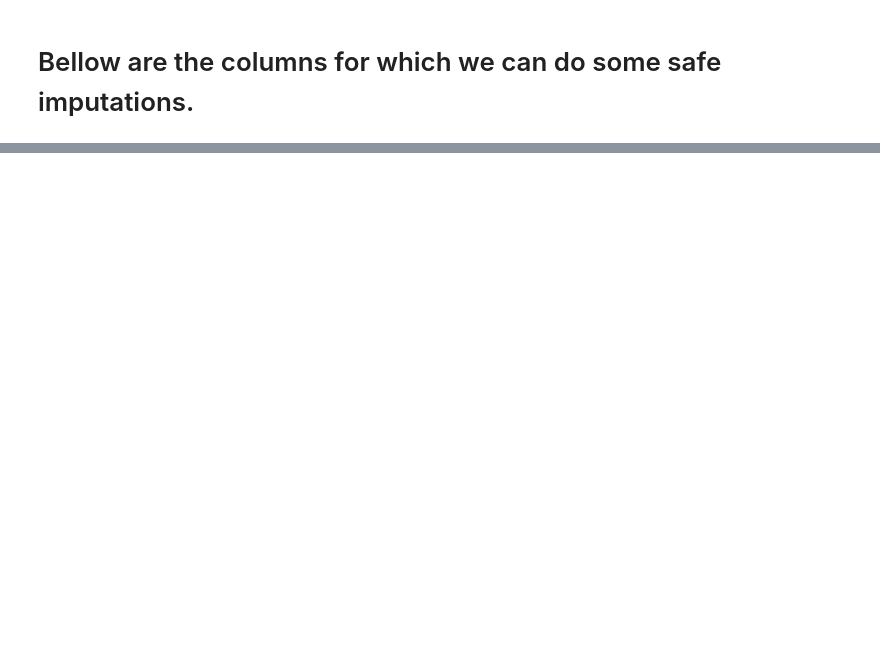
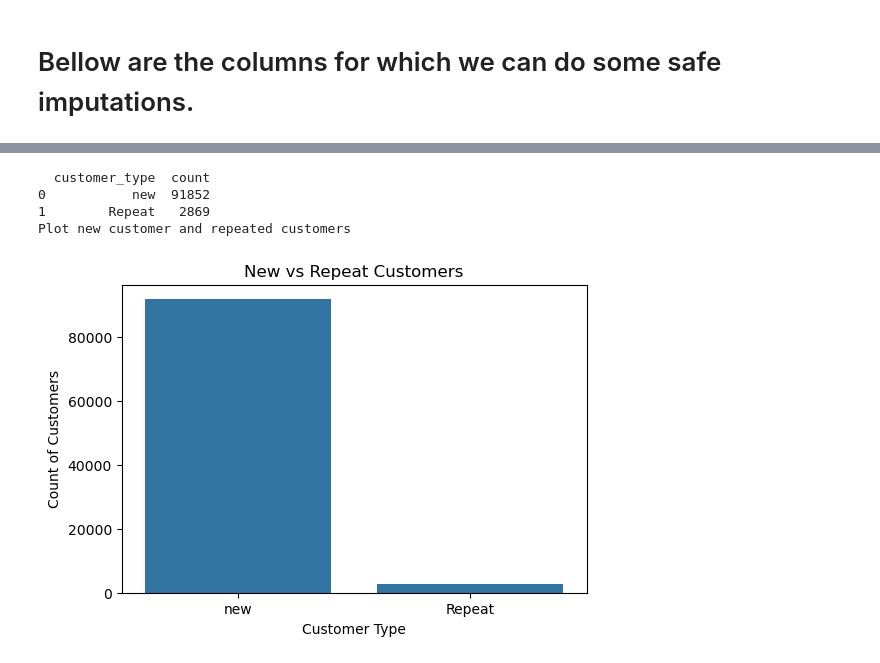
Before and after one commit to kaustav198724/LogicMojo-AI-ML-March26-Kaustuva, a Jupyter notebook: Assignments/python_mini_project/mimi_python_project.ipynb, the cells around one changed output, grey strips where cells are left out. Saved outputs shown, nothing was run; the diff lists cells and outputs as text; code cells hidden in the pictures; blank space fills up the shorter version.

```diff
--- a/Assignments/python_mini_project/mimi_python_project.ipynb
+++ b/Assignments/python_mini_project/mimi_python_project.ipynb
@@ -483,0 +705,3 @@ final_df
+# %%
+#Lets calculate purchase frequency of each customer
+customer_360_df["purchase_frequecy"] = round(customer_360_df["total_orders"]/customer_360_df["tenure_days"],2)
@@ -483,0 +832,2 @@ final_df
+# %%
+customer_360_df["delivered_orders"] = customer_360_df["delivered_orders"].fillna(0).astype(int)
@@ -483,0 +849,14 @@ final_df
+# %%
+# there is a problem with purchase_frequency
+# mean = inf
+# 25%, 50%, 75% = NaN
+# max = inf
+# This is because many customers have tenure_days = 0, so divided by zero.
+# Lets update the purchase_frequency  from 0 to 1.
+
+customer_360_df["purchase_frequency"] = (
+    customer_360_df["total_orders"] /
+    customer_360_df["tenure_days"].replace(0, 1)
+)
+# %%
+customer_360_df = customer_360_df.drop(columns=["purchase_frequecy"])
@@ -483,0 +869,26 @@ final_df
+# %%
+# New vs Repeated customers
+customer_type_df = customer_360_df.copy()
+
+customer_type_df["customer_type"] = customer_type_df.apply(lambda x: "new" if x["total_orders"] == 1 else "Repeat", axis = 1)
+
+# print(customer_type_df.head(2))
+
+customer_type_summary = customer_type_df["customer_type"].value_counts().reset_index()
+
+print(customer_type_summary)
+
+print(f"Plot new customer and repeated customers")
+
+plt.figure(figsize=(6,4))
+sns.countplot(data=customer_type_df, x="customer_type")
+plt.title("New vs Repeat Customers")
+plt.xlabel("Customer Type")
+plt.ylabel("Count of Customers")
+plt.show()
+# %% [output]
+  customer_type  count
+0           new  91852
+1        Repeat   2869
+Plot new customer and repeated customers
+[figure, added]
```
Also changed, not shown: parts of 54 cells of this notebook, 6 other files.
